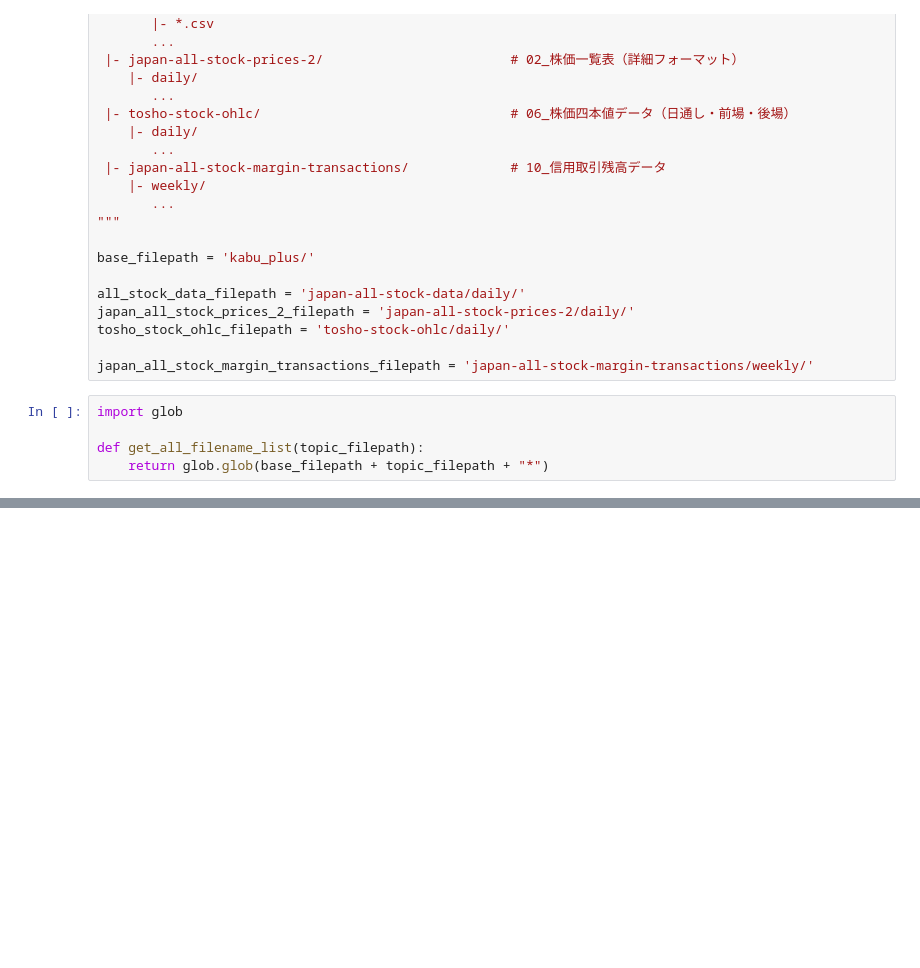
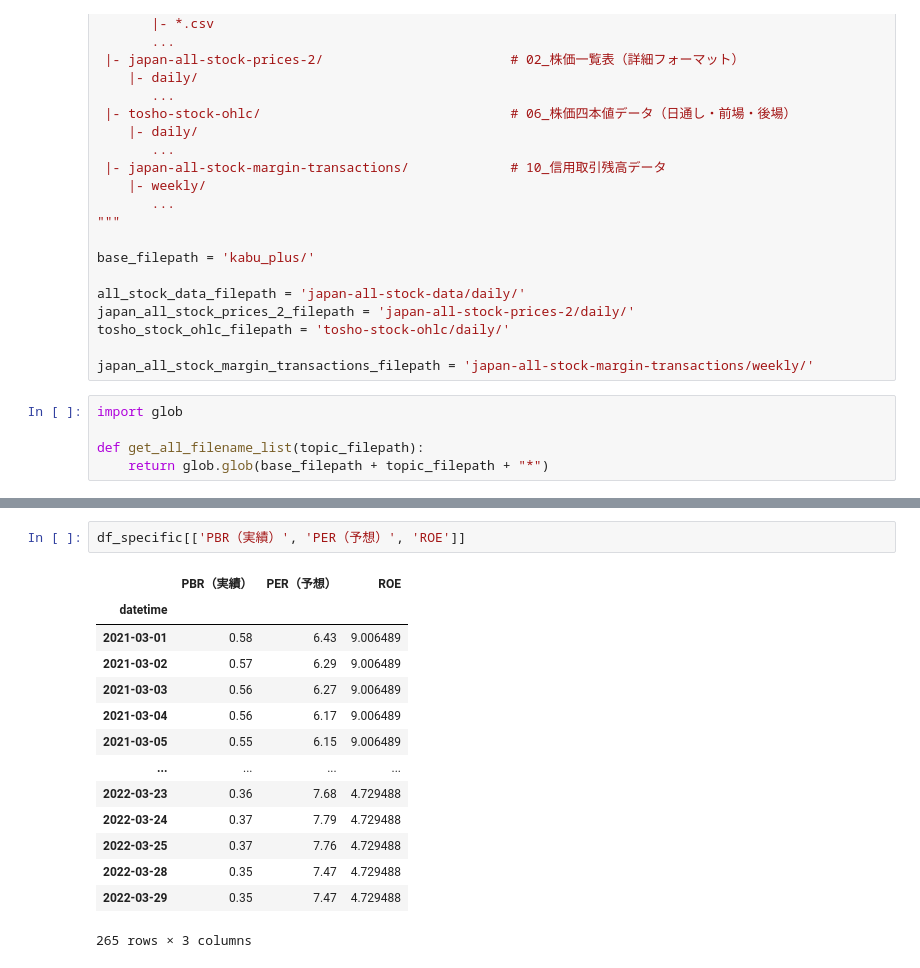
Before and after one commit to motacapla/StockAnalyzer, a Jupyter notebook: backtracer.ipynb, the cells around one changed output, grey strips where cells are left out. Cells and saved outputs as stored; diff of their text form; blank space fills up the shorter version.

```diff
--- a/backtracer.ipynb
+++ b/backtracer.ipynb
@@ -267,0 +270,17 @@ mpf.plot(df_specific, type='candle', style='yahoo', addplot=add_plot_list)
+# %%
+df_specific[['PBR（実績）', 'PER（予想）', 'ROE']]
+# %% [output]
+|  | PBR（実績） | PER（予想） | ROE |
+| datetime |  |  |  |
+| 2021-03-01 | 0.58 | 6.43 | 9.006489 |
+| 2021-03-02 | 0.57 | 6.29 | 9.006489 |
+| 2021-03-03 | 0.56 | 6.27 | 9.006489 |
+| 2021-03-04 | 0.56 | 6.17 | 9.006489 |
+| 2021-03-05 | 0.55 | 6.15 | 9.006489 |
+| ... | ... | ... | ... |
+| 2022-03-23 | 0.36 | 7.68 | 4.729488 |
+| 2022-03-24 | 0.37 | 7.79 | 4.729488 |
+| 2022-03-25 | 0.37 | 7.76 | 4.729488 |
+| 2022-03-28 | 0.35 | 7.47 | 4.729488 |
+| 2022-03-29 | 0.35 | 7.47 | 4.729488 |
+265 rows × 3 columns
```
Also changed, not shown: parts of 23 cells of this notebook.
